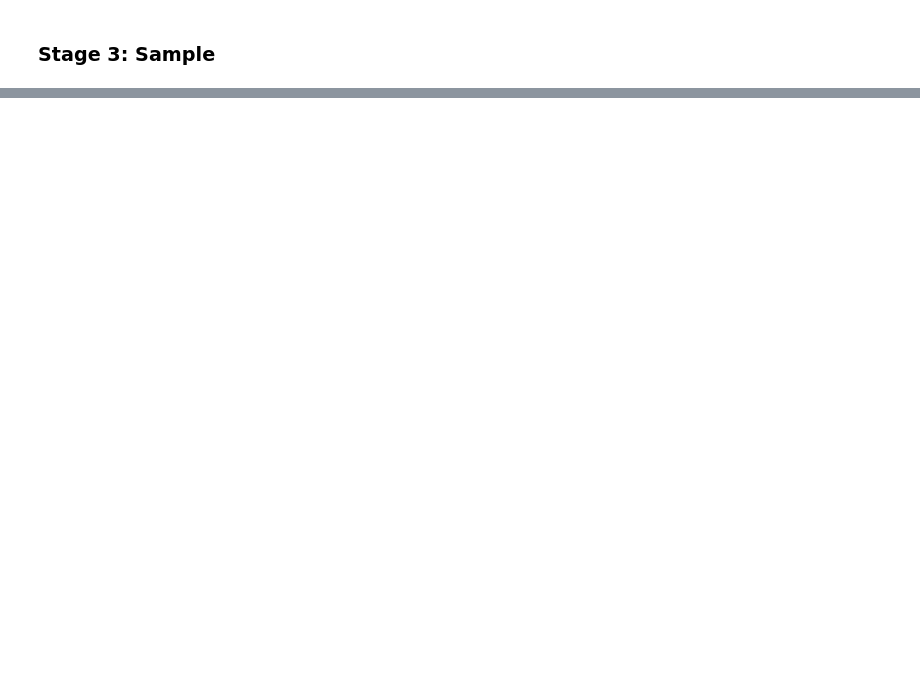
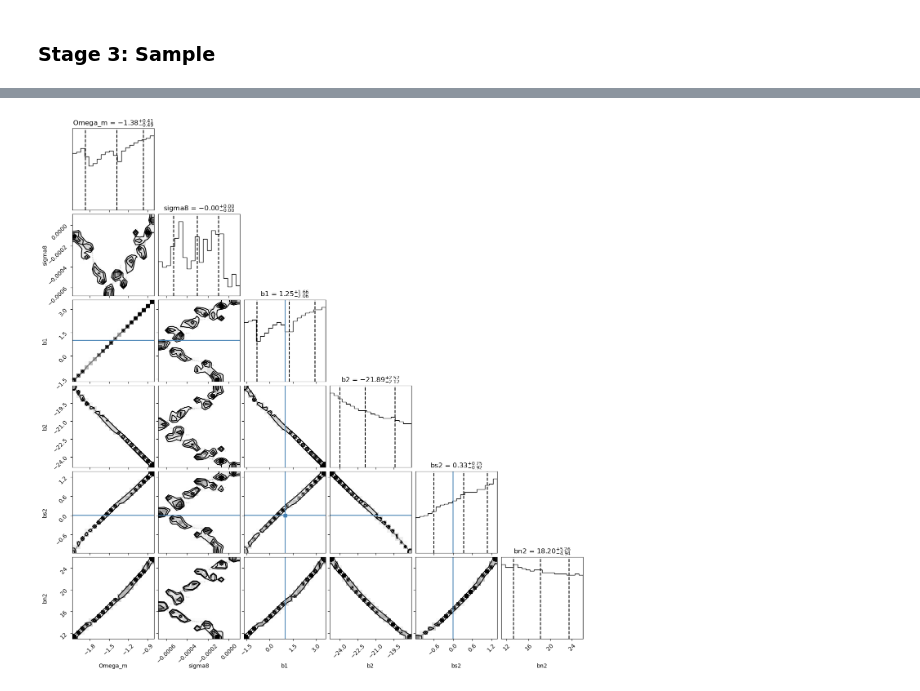
Before and after one commit to Joletaxi19/thesis-desi-cmb-fli, a Jupyter notebook: notebooks/05_cmb_lensing.ipynb, the cells around one changed output, grey strips where cells are left out. Cells and saved outputs as stored; diff of their text form; code cells hidden in the pictures; blank space fills up the shorter version.

```diff
--- a/notebooks/05_cmb_lensing.ipynb
+++ b/notebooks/05_cmb_lensing.ipynb
@@ -432,0 +464,28 @@ Ce notebook a démontré :
+# %%
+# Corner plot (optional)
+try:
+    import corner
+
+    labels, data_list, truths = [], [], []
+    for p in comp_params:
+        pk = p + "_"
+        if pk in samples:
+            labels.append(p)
+            data_list.append(samples[pk])
+            truths.append(truth_params[p])
+
+    data = np.column_stack(data_list)
+    fig = corner.corner(
+        data,
+        labels=labels,
+        truths=truths,
+        quantiles=[0.16, 0.5, 0.84],
+        show_titles=True,
+        title_kwargs={"fontsize": 12},
+    )
+    plt.show()
+
+except ImportError:
+    print("⚠️  Corner plot requires 'corner' package. Install with: pip install corner")
+# %% [output]
+[figure, added]
```
Also changed, not shown: parts of 36 cells of this notebook, 13 other files.
